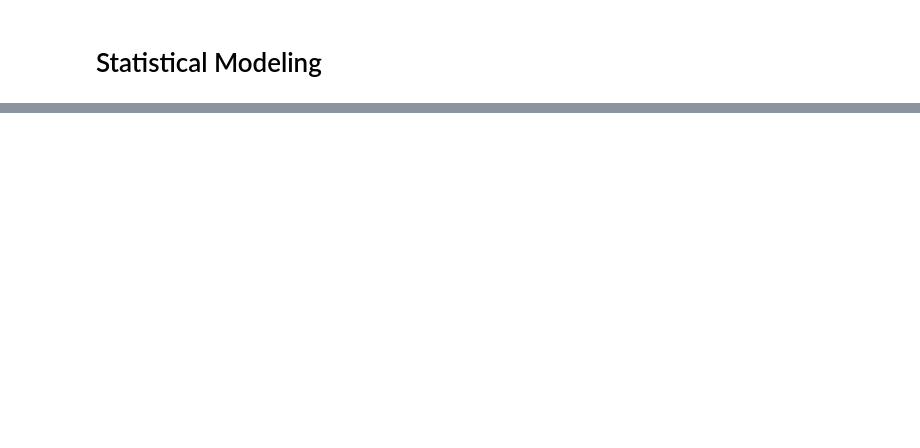
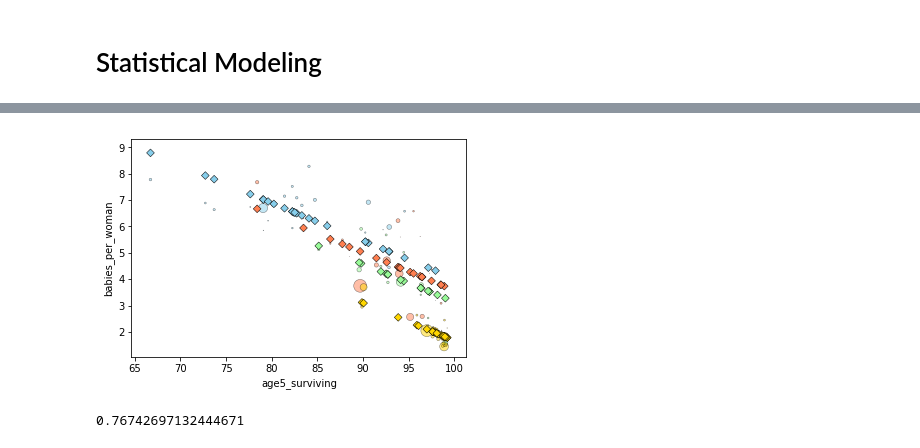
Before and after one commit to fabianfranklinhuffstead/VariousDatasetAnalysis, a Jupyter notebook: Exercise Files/chapter5/workbook_05_04.ipynb, the cells around one changed output, grey strips where cells are left out. Cells and saved outputs as stored; diff of their text form; code cells hidden in the pictures; blank space fills up the shorter version.

```diff
--- a/Exercise Files/chapter5/workbook_05_04.ipynb
+++ b/Exercise Files/chapter5/workbook_05_04.ipynb
@@ -20,0 +47,18 @@ gdata = gapminder.query("year == 1985")
+# %%
+f_groupmeans = 'babies_per_woman ~ -1 + region'
+f_surviving = 'babies_per_woman ~ -1 + region + age5_surviving'
+f_srp = ('babies_per_woman ~ -1 + region + age5_surviving + age5_surviving:region - age5_surviving + population')
+# %%
+shuffled = gdata.sample(len(gdata))
+# %%
+training, testing = shuffled.iloc[:len(gdata)//2], shuffled.iloc[len(gdata)//2:]
+# %%
+surviving = smf.ols(f_surviving, data=training).fit()
+# %%
+plotfit(surviving, training)
+# %% [output]
+[figure, added]
+# %%
+surviving.mse_resid
+# %% [output]
+0.76742697132444671
```
Also changed, not shown: parts of 11 cells of this notebook.
